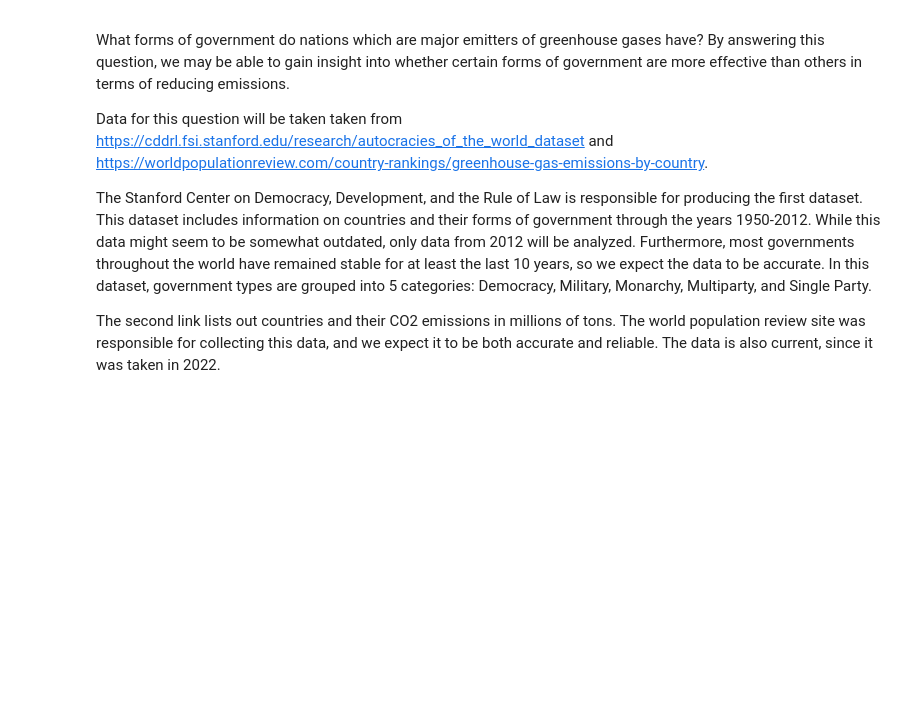
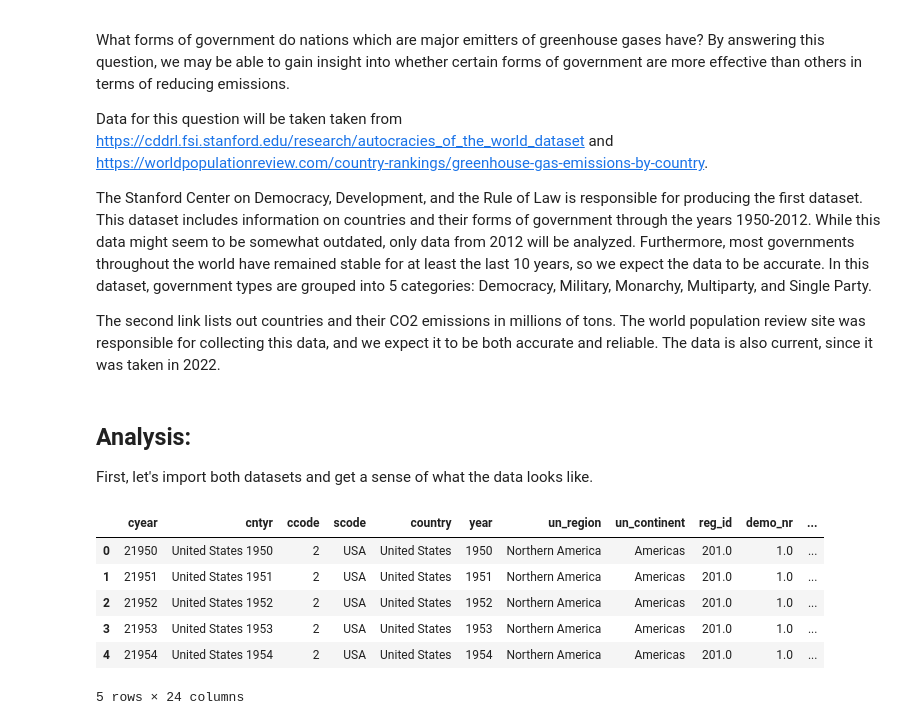
Before and after one commit to melotic/cs3654-project, a Jupyter notebook: Project1.ipynb, the cells around one changed output. Saved outputs shown, nothing was run; the diff lists cells and outputs as text; code cells hidden in the pictures; blank space fills up the shorter version.

Commit message:
Began working on cleaning and analysis

```diff
--- a/Project1.ipynb
+++ b/Project1.ipynb
@@ -234,3 +375,19 @@ Data for this question will be taken taken from https://cddrl.fsi.stanford.edu/r
 The Stanford Center on Democracy, Development, and the Rule of Law is responsible for producing the first dataset. This dataset includes information on countries and their forms of government through the years 1950-2012. While this data might seem to be somewhat outdated, only data from 2012 will be analyzed. Furthermore, most governments throughout the world have remained stable for at least the last 10 years, so we expect the data to be accurate. In this dataset, government types are grouped into 5 categories: Democracy, Military, Monarchy, Multiparty, and Single Party.
 
 The second link lists out countries and their CO2 emissions in millions of tons. The world population review site was responsible for collecting this data, and we expect it to be both accurate and reliable. The data is also current, since it was taken in 2022.
+# %% [markdown]
+## Analysis:
+First, let's import both datasets and get a sense of what the data looks like.
+# %%
+dirtyGovt = pd.read_excel("countries_by_govt.xls")
+dirtyEmissions = pd.read_csv("emissions_Mt_country_2022.csv")
+# %%
+dirtyGovt.head()
+# %% [output]
+|  | cyear | cntyr | ccode | scode | country | year | un_region | un_continent | reg_id | demo_nr | ... |
+| 0 | 21950 | United States 1950 | 2 | USA | United States | 1950 | Northern America | Americas | 201.0 | 1.0 | ... |
+| 1 | 21951 | United States 1951 | 2 | USA | United States | 1951 | Northern America | Americas | 201.0 | 1.0 | ... |
+| 2 | 21952 | United States 1952 | 2 | USA | United States | 1952 | Northern America | Americas | 201.0 | 1.0 | ... |
+| 3 | 21953 | United States 1953 | 2 | USA | United States | 1953 | Northern America | Americas | 201.0 | 1.0 | ... |
+| 4 | 21954 | United States 1954 | 2 | USA | United States | 1954 | Northern America | Americas | 201.0 | 1.0 | ... |
+5 rows × 24 columns
```
Also changed, not shown: parts of 32 cells of this notebook, 1 other file.
